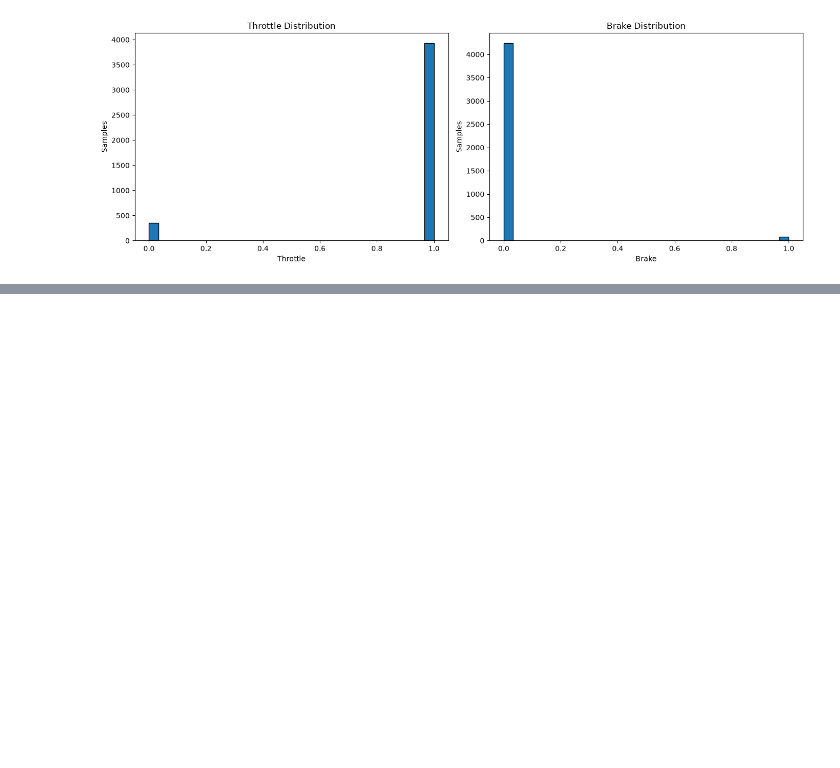
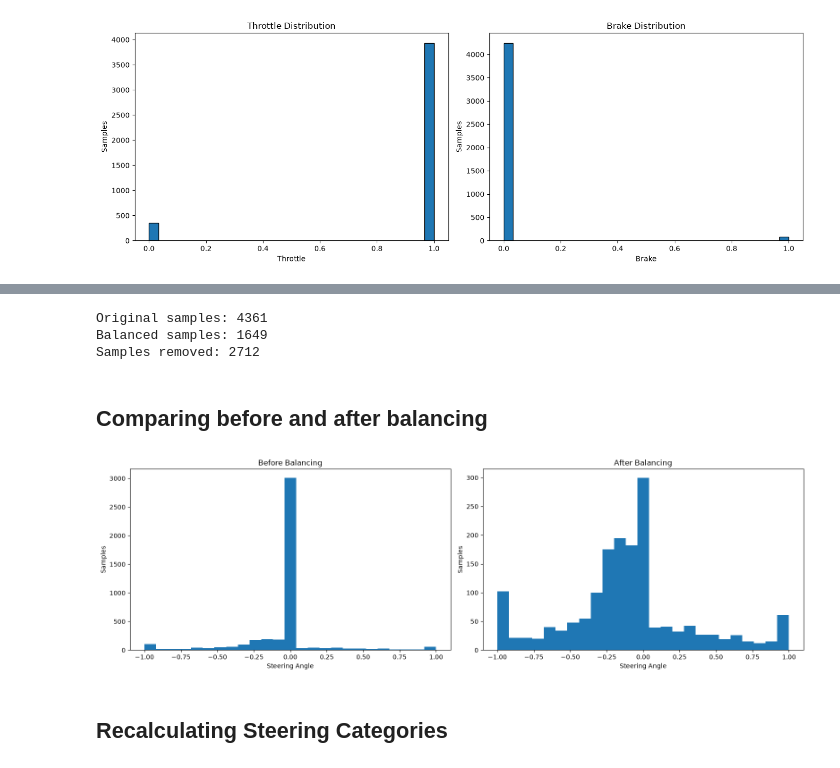
Before and after one commit to eljesam/Smart-Tech-CA2, a Jupyter notebook: exploration.ipynb, the cells around one changed output, grey strips where cells are left out. Drawn from its saved outputs; the diff is of its cells as text; code cells hidden in the pictures; blank space fills up the shorter version.

Commit message:
Balanced data

```diff
--- a/exploration.ipynb
+++ b/exploration.ipynb
@@ -278,0 +361,52 @@ plt.show()
+# %%
+df_balanced = df.loc[balanced_indices].copy()
+
+df_balanced.reset_index(
+    drop=True,
+    inplace=True
+)
+
+print("Original samples:", len(df))
+print("Balanced samples:", len(df_balanced))
+print(
+    "Samples removed:",
+    len(df) - len(df_balanced)
+)
+# %% [output]
+Original samples: 4361
+Balanced samples: 1649
+Samples removed: 2712
+# %% [markdown]
+## Comparing before and after balancing
+# %%
+fig, axes = plt.subplots(
+    1,
+    2,
+    figsize=(16, 5)
+)
+
+axes[0].hist(
+    df["steering"],
+    bins=25
+)
+
+axes[0].set_title("Before Balancing")
+axes[0].set_xlabel("Steering Angle")
+axes[0].set_ylabel("Samples")
+
+
+axes[1].hist(
+    df_balanced["steering"],
+    bins=25
+)
+
+axes[1].set_title("After Balancing")
+axes[1].set_xlabel("Steering Angle")
+axes[1].set_ylabel("Samples")
+
+plt.tight_layout()
+plt.show()
+# %% [output]
+[figure, added]
+# %% [markdown]
+## Recalculating Steering Categories
```
Also changed, not shown: parts of 10 cells of this notebook.
